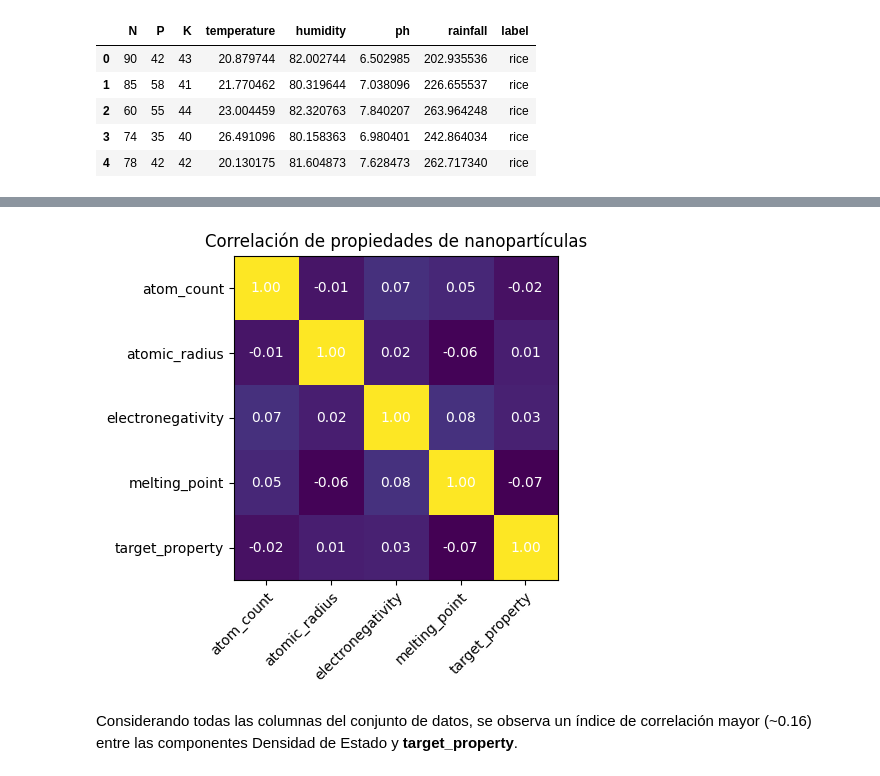
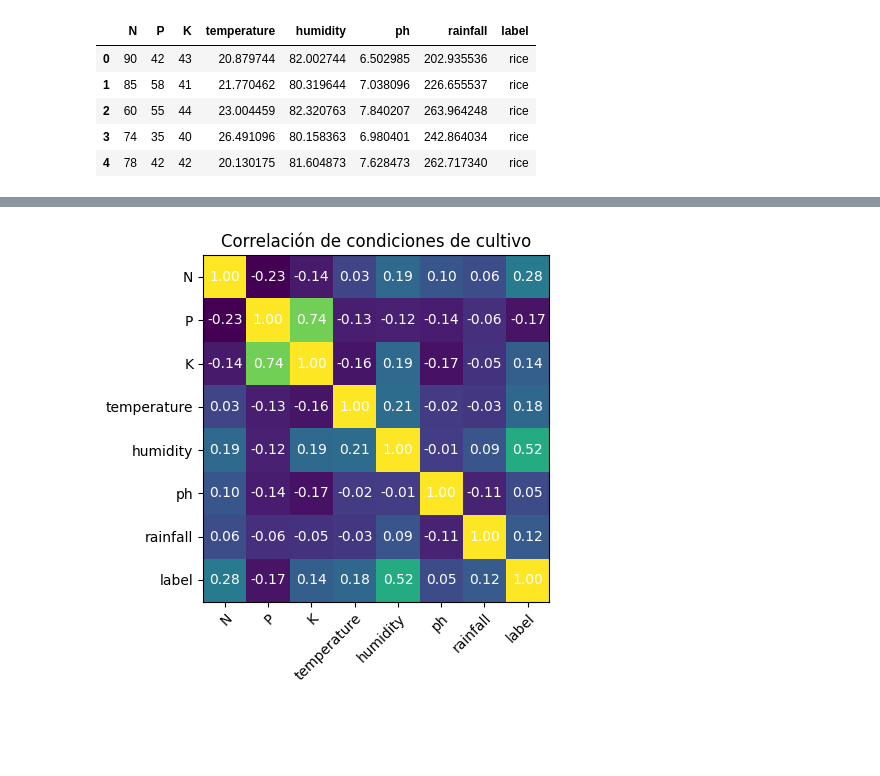
Before and after one commit to Frozen-Burrito/sim-matematica, a Jupyter notebook: proyectos/modulo_1/ProyectoModulo1_CardonaM_CurielM_MendozaF.ipynb, the cells around one changed output, grey strips where cells are left out. Saved outputs shown, nothing was run; the diff lists cells and outputs as text; code cells hidden in the pictures; blank space fills up the shorter version.

Commit message:
EDA para condiciones de agricultura

```diff
--- a/proyectos/modulo_1/ProyectoModulo1_CardonaM_CurielM_MendozaF.ipynb
+++ b/proyectos/modulo_1/ProyectoModulo1_CardonaM_CurielM_MendozaF.ipynb
@@ -148,0 +144,7 @@ El mayor índice de correlación es 0.08, correspondiente al punto de fusión y
+# %%
+label_map = { label: index for index, label in enumerate(df["label"].unique())}
+display(label_map)
+
+df_labels_numericos = df.copy()
+df_labels_numericos["label"] = df_labels_numericos["label"].apply(lambda label: label_map[label])
+df_labels_numericos.head()
@@ -149,23 +175,23 @@ El mayor índice de correlación es 0.08, correspondiente al punto de fusión y
 # %%
-columnas = ["atom_count", "atomic_radius", "electronegativity", "melting_point", "target_property"]
+columnas_visualizadas = ["N", "P", "K", "temperature", "humidity", "ph", "rainfall", "label"]
 
-matriz_correlacion = df[columnas].corr()
+matriz_correlacion = df_labels_numericos[columnas_visualizadas].corr()
 
 fig, ax = plt.subplots()
 im = ax.imshow(matriz_correlacion)
 
 # Agregar anotaciones en los ejes y en cada recuadro del mapa.
-ax.set_xticks(range(len(columnas)), labels=columnas, rotation=45, ha="right", rotation_mode="anchor")
-ax.set_yticks(range(len(columnas)), labels=columnas)
+ax.set_xticks(range(len(columnas_visualizadas)), labels=columnas_visualizadas, rotation=45, ha="right", rotation_mode="anchor")
+ax.set_yticks(range(len(columnas_visualizadas)), labels=columnas_visualizadas)
 
-for i in range(len(columnas)):
-    for j in range(len(columnas)):
+for i in range(len(columnas_visualizadas)):
+    for j in range(len(columnas_visualizadas)):
         text = ax.text(j, i, f"{matriz_correlacion.iloc[i].iloc[j]:.2f}", ha="center", va="center", color="w")
 
-ax.set_title("Correlación de propiedades de nanopartículas, excluyendo componentes DOS")
+ax.set_title("Correlación de condiciones de cultivo")
 fig.tight_layout()
+
+plt.savefig("graficas/mapa_correlacion.png", dpi=300)
 plt.show()
 # %% [output]
-[figure, old version]
+[figure, new version]
-# %% [markdown]
-Considerando todas las columnas del conjunto de datos, se observa un índice de correlación mayor (~0.16) entre las componentes Densidad de Estado y **target_property**.
```
Also changed, not shown: parts of 21 cells of this notebook, 6 other files.
